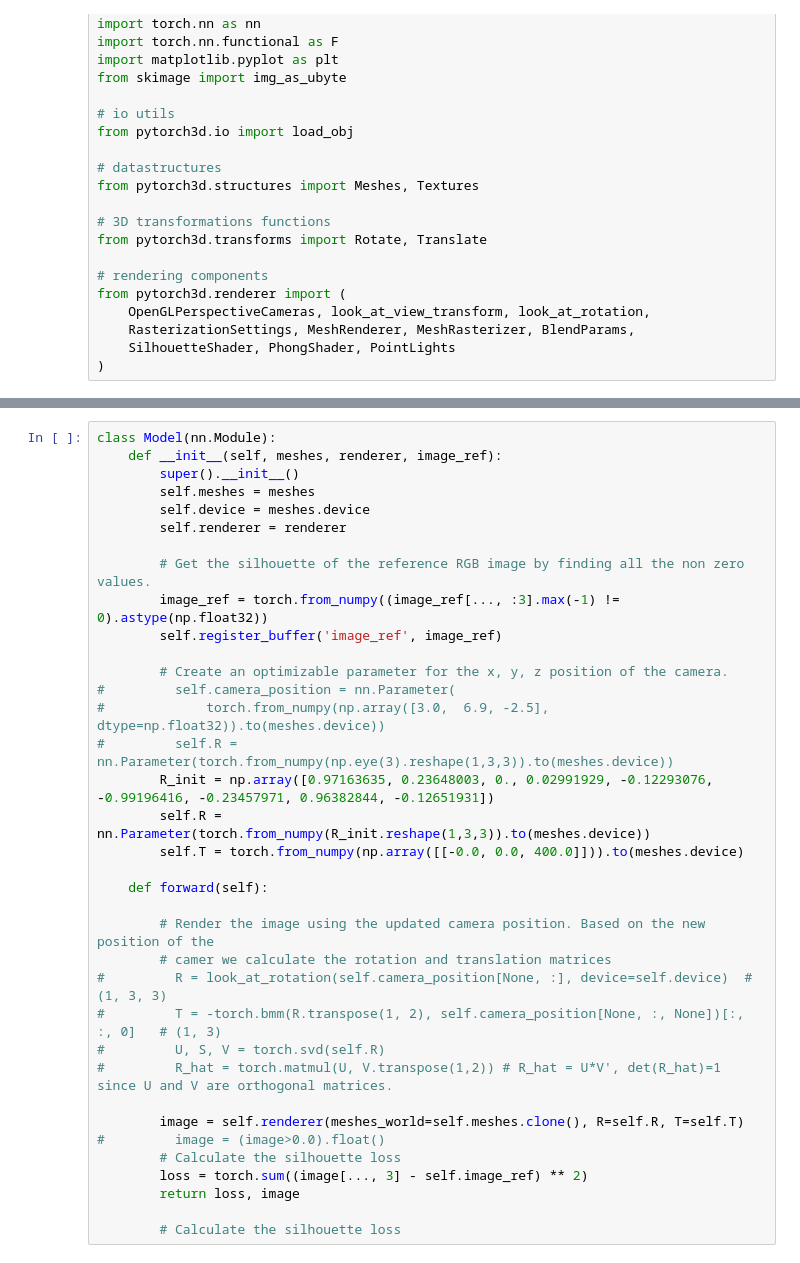
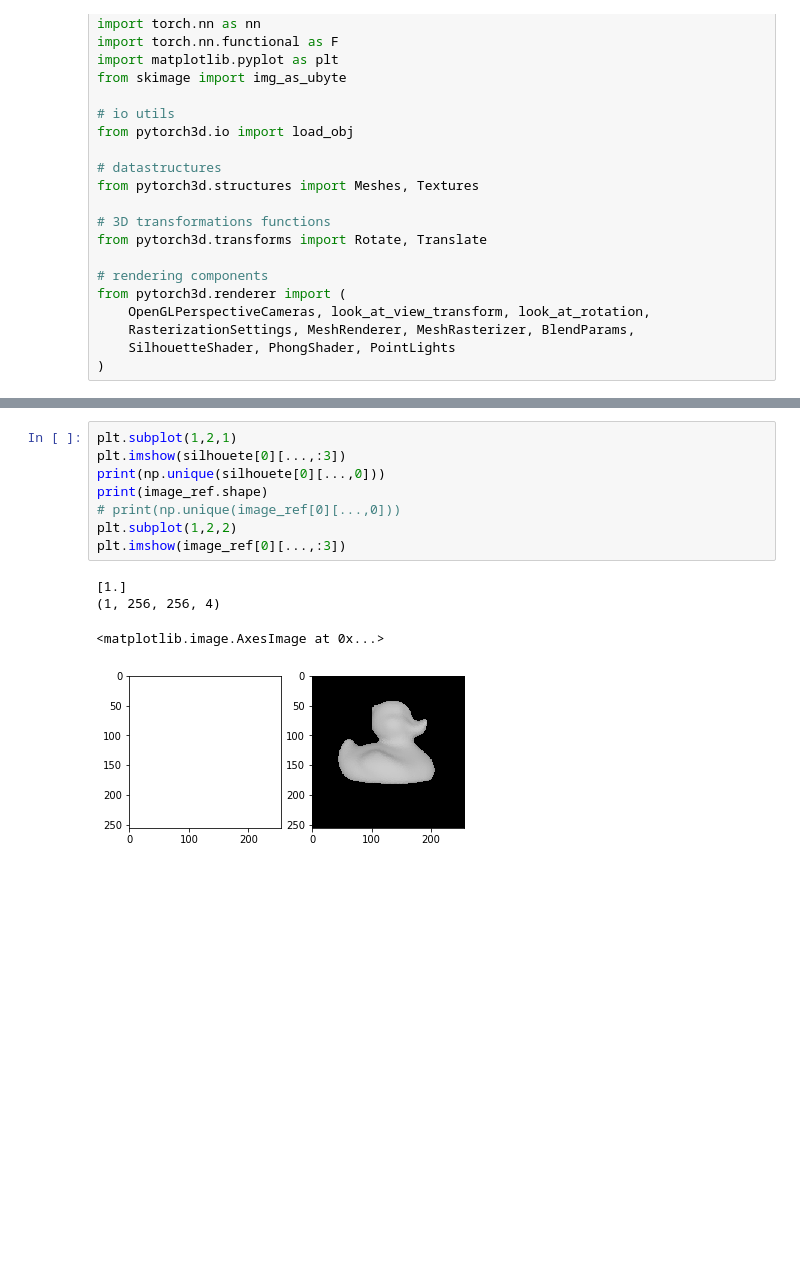
Before and after one commit to peytonhong/CVAE_Pose, a Jupyter notebook: Pytorch3D_Silhouette_matching.ipynb, the cells around one changed output, grey strips where cells are left out. Saved outputs shown, nothing was run; the diff lists cells and outputs as text; blank space fills up the shorter version.

```diff
--- a/Pytorch3D_Silhouette_matching.ipynb
+++ b/Pytorch3D_Silhouette_matching.ipynb
@@ -118,36 +122,13 @@ plt.imshow(image_ref.squeeze())
-# %%
-class Model(nn.Module):
-    def __init__(self, meshes, renderer, image_ref):
-        super().__init__()
-        self.meshes = meshes
-        self.device = meshes.device
-        self.renderer = renderer
-
-        # Get the silhouette of the reference RGB image by finding all the non zero values.
-        image_ref = torch.from_numpy((image_ref[..., :3].max(-1) != 0).astype(np.float32))
-        self.register_buffer('image_ref', image_ref)
-
-        # Create an optimizable parameter for the x, y, z position of the camera.
-#         self.camera_position = nn.Parameter(
-#             torch.from_numpy(np.array([3.0,  6.9, -2.5], dtype=np.float32)).to(meshes.device))
-#         self.R = nn.Parameter(torch.from_numpy(np.eye(3).reshape(1,3,3)).to(meshes.device))
-        R_init = np.array([0.97163635, 0.23648003, 0., 0.02991929, -0.12293076, -0.99196416, -0.23457971, 0.96382844, -0.12651931])
-        self.R = nn.Parameter(torch.from_numpy(R_init.reshape(1,3,3)).to(meshes.device))
-        self.T = torch.from_numpy(np.array([[-0.0, 0.0, 400.0]])).to(meshes.device)
-
-    def forward(self):
-
-        # Render the image using the updated camera position. Based on the new position of the
-        # camer we calculate the rotation and translation matrices
-#         R = look_at_rotation(self.camera_position[None, :], device=self.device)  # (1, 3, 3)
-#         T = -torch.bmm(R.transpose(1, 2), self.camera_position[None, :, None])[:, :, 0]   # (1, 3)
-#         U, S, V = torch.svd(self.R)
-#         R_hat = torch.matmul(U, V.transpose(1,2)) # R_hat = U*V', det(R_hat)=1 since U and V are orthogonal matrices.
-
-        image = self.renderer(meshes_world=self.meshes.clone(), R=self.R, T=self.T)
-#         image = (image>0.0).float()
-        # Calculate the silhouette loss
-        loss = torch.sum((image[..., 3] - self.image_ref) ** 2)
-        return loss, image
-
-        # Calculate the silhouette loss
+# %%
+plt.subplot(1,2,1)
+plt.imshow(silhouete[0][...,:3])
+print(np.unique(silhouete[0][...,0]))
+print(image_ref.shape)
+# print(np.unique(image_ref[0][...,0]))
+plt.subplot(1,2,2)
+plt.imshow(image_ref[0][...,:3])
+# %% [output]
+[1.]
+(1, 256, 256, 4)
+<matplotlib.image.AxesImage at 0x...>
+[figure, added]
```
Also changed, not shown: parts of 10 cells of this notebook.
